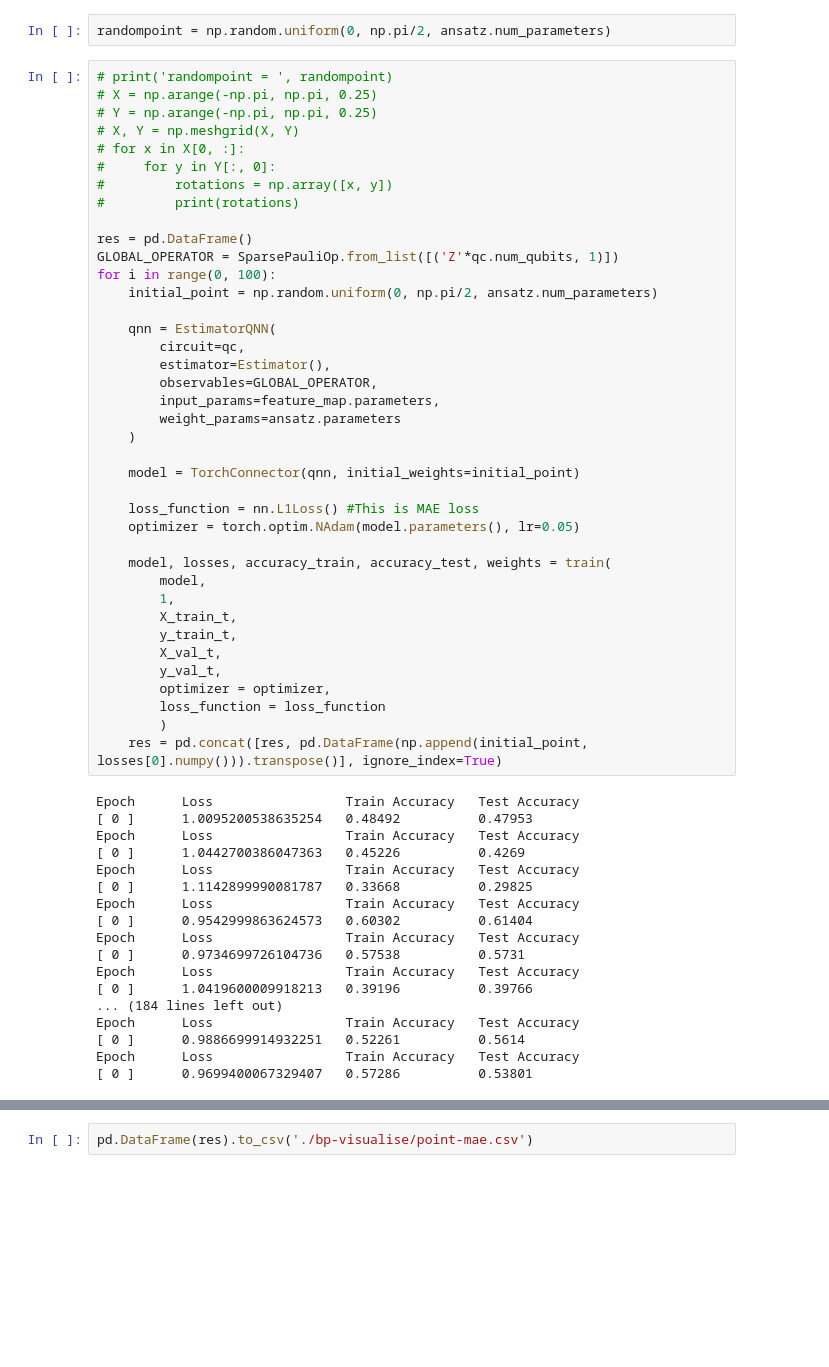
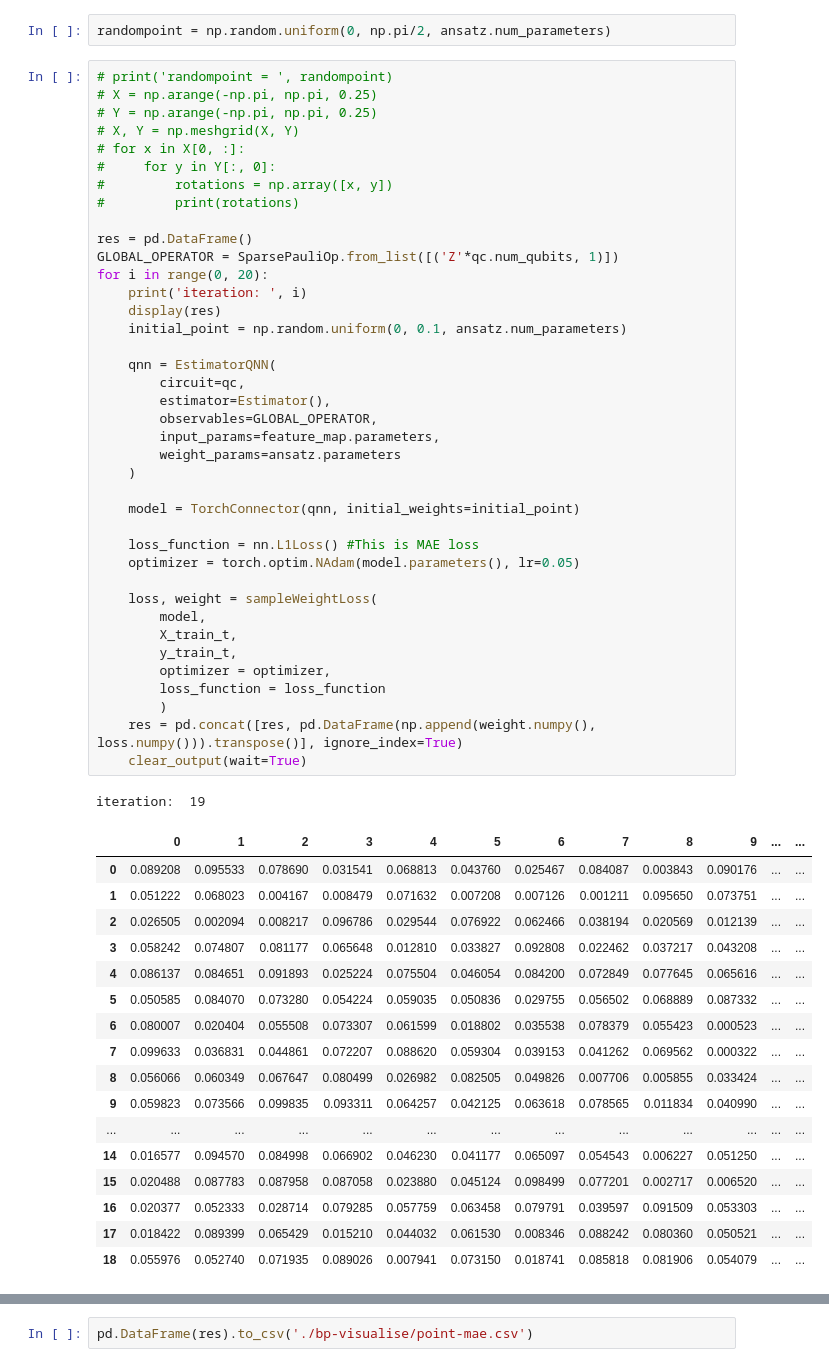
Before and after one commit to NNCT2904/VQA-Notes-v2, a Jupyter notebook: BP_visualization_example.ipynb, the cells around one changed output, grey strips where cells are left out. Cells and saved outputs as stored; diff of their text form; blank space fills up the shorter version.

```diff
--- a/BP_visualization_example.ipynb
+++ b/BP_visualization_example.ipynb
@@ -110,54 +63,55 @@ randompoint = np.random.uniform(0, np.pi/2, ansatz.num_parameters)
 # Y = np.arange(-np.pi, np.pi, 0.25)
 # X, Y = np.meshgrid(X, Y)
 # for x in X[0, :]:
 #     for y in Y[:, 0]:
 #         rotations = np.array([x, y])
 #         print(rotations)
 
 res = pd.DataFrame()
 GLOBAL_OPERATOR = SparsePauliOp.from_list([('Z'*qc.num_qubits, 1)])
-for i in range(0, 100):
-    initial_point = np.random.uniform(0, np.pi/2, ansatz.num_parameters)
+for i in range(0, 20):
+    print('iteration: ', i)
+    display(res)
+    initial_point = np.random.uniform(0, 0.1, ansatz.num_parameters)
 
     qnn = EstimatorQNN(
         circuit=qc,
         estimator=Estimator(),
         observables=GLOBAL_OPERATOR,
         input_params=feature_map.parameters,
         weight_params=ansatz.parameters
     )
 
     model = TorchConnector(qnn, initial_weights=initial_point)
 
     loss_function = nn.L1Loss() #This is MAE loss
     optimizer = torch.optim.NAdam(model.parameters(), lr=0.05)
 
-    model, losses, accuracy_train, accuracy_test, weights = train(
+    loss, weight = sampleWeightLoss(
         model,
-        1,
         X_train_t,
         y_train_t,
-        X_val_t,
-        y_val_t,
         optimizer = optimizer,
         loss_function = loss_function
         )
-    res = pd.concat([res, pd.DataFrame(np.append(initial_point, losses[0].numpy())).transpose()], ignore_index=True)
+    res = pd.concat([res, pd.DataFrame(np.append(weight.numpy(), loss.numpy())).transpose()], ignore_index=True)
+    clear_output(wait=True)
 # %% [output]
-Epoch      Loss                 Train Accuracy   Test Accuracy
-[ 0 ]      1.0095200538635254   0.48492          0.47953
-Epoch      Loss                 Train Accuracy   Test Accuracy
-[ 0 ]      1.0442700386047363   0.45226          0.4269
-Epoch      Loss                 Train Accuracy   Test Accuracy
-[ 0 ]      1.1142899990081787   0.33668          0.29825
-Epoch      Loss                 Train Accuracy   Test Accuracy
-[ 0 ]      0.9542999863624573   0.60302          0.61404
-Epoch      Loss                 Train Accuracy   Test Accuracy
-[ 0 ]      0.9734699726104736   0.57538          0.5731
-Epoch      Loss                 Train Accuracy   Test Accuracy
-[ 0 ]      1.0419600009918213   0.39196          0.39766
-... (184 lines left out)
-Epoch      Loss                 Train Accuracy   Test Accuracy
-[ 0 ]      0.9886699914932251   0.52261          0.5614
-Epoch      Loss                 Train Accuracy   Test Accuracy
-[ 0 ]      0.9699400067329407   0.57286          0.53801
+iteration:  19
+|  | 0 | 1 | 2 | 3 | 4 | 5 | 6 | 7 | 8 | 9 | ... | ... |
+| 0 | 0.089208 | 0.095533 | 0.078690 | 0.031541 | 0.068813 | 0.043760 | 0.025467 | 0.084087 | 0.003843 | 0.090176 | ... | ... |
+| 1 | 0.051222 | 0.068023 | 0.004167 | 0.008479 | 0.071632 | 0.007208 | 0.007126 | 0.001211 | 0.095650 | 0.073751 | ... | ... |
+| 2 | 0.026505 | 0.002094 | 0.008217 | 0.096786 | 0.029544 | 0.076922 | 0.062466 | 0.038194 | 0.020569 | 0.012139 | ... | ... |
+| 3 | 0.058242 | 0.074807 | 0.081177 | 0.065648 | 0.012810 | 0.033827 | 0.092808 | 0.022462 | 0.037217 | 0.043208 | ... | ... |
+| 4 | 0.086137 | 0.084651 | 0.091893 | 0.025224 | 0.075504 | 0.046054 | 0.084200 | 0.072849 | 0.077645 | 0.065616 | ... | ... |
+| 5 | 0.050585 | 0.084070 | 0.073280 | 0.054224 | 0.059035 | 0.050836 | 0.029755 | 0.056502 | 0.068889 | 0.087332 | ... | ... |
+| 6 | 0.080007 | 0.020404 | 0.055508 | 0.073307 | 0.061599 | 0.018802 | 0.035538 | 0.078379 | 0.055423 | 0.000523 | ... | ... |
+| 7 | 0.099633 | 0.036831 | 0.044861 | 0.072207 | 0.088620 | 0.059304 | 0.039153 | 0.041262 | 0.069562 | 0.000322 | ... | ... |
+| 8 | 0.056066 | 0.060349 | 0.067647 | 0.080499 | 0.026982 | 0.082505 | 0.049826 | 0.007706 | 0.005855 | 0.033424 | ... | ... |
+| 9 | 0.059823 | 0.073566 | 0.099835 | 0.093311 | 0.064257 | 0.042125 | 0.063618 | 0.078565 | 0.011834 | 0.040990 | ... | ... |
+| ... | ... | ... | ... | ... | ... | ... | ... | ... | ... | ... | ... | ... |
+| 14 | 0.016577 | 0.094570 | 0.084998 | 0.066902 | 0.046230 | 0.041177 | 0.065097 | 0.054543 | 0.006227 | 0.051250 | ... | ... |
+| 15 | 0.020488 | 0.087783 | 0.087958 | 0.087058 | 0.023880 | 0.045124 | 0.098499 | 0.077201 | 0.002717 | 0.006520 | ... | ... |
+| 16 | 0.020377 | 0.052333 | 0.028714 | 0.079285 | 0.057759 | 0.063458 | 0.079791 | 0.039597 | 0.091509 | 0.053303 | ... | ... |
+| 17 | 0.018422 | 0.089399 | 0.065429 | 0.015210 | 0.044032 | 0.061530 | 0.008346 | 0.088242 | 0.080360 | 0.050521 | ... | ... |
+| 18 | 0.055976 | 0.052740 | 0.071935 | 0.089026 | 0.007941 | 0.073150 | 0.018741 | 0.085818 | 0.081906 | 0.054079 | ... | ... |
```
Also changed, not shown: parts of 17 cells of this notebook, 3 other files.
